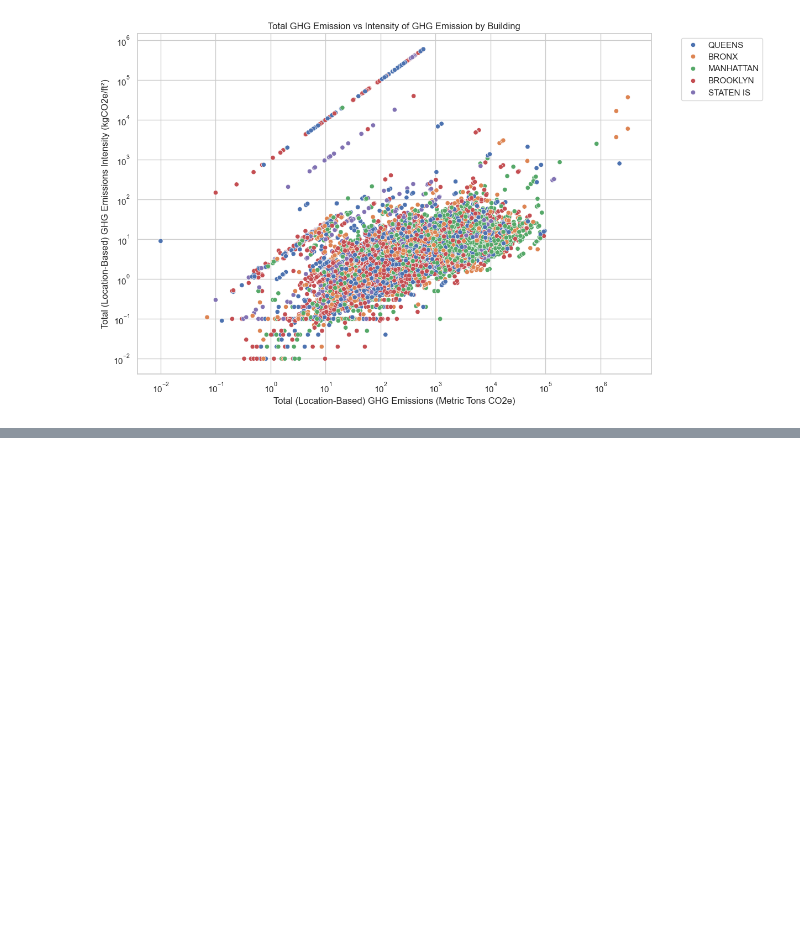
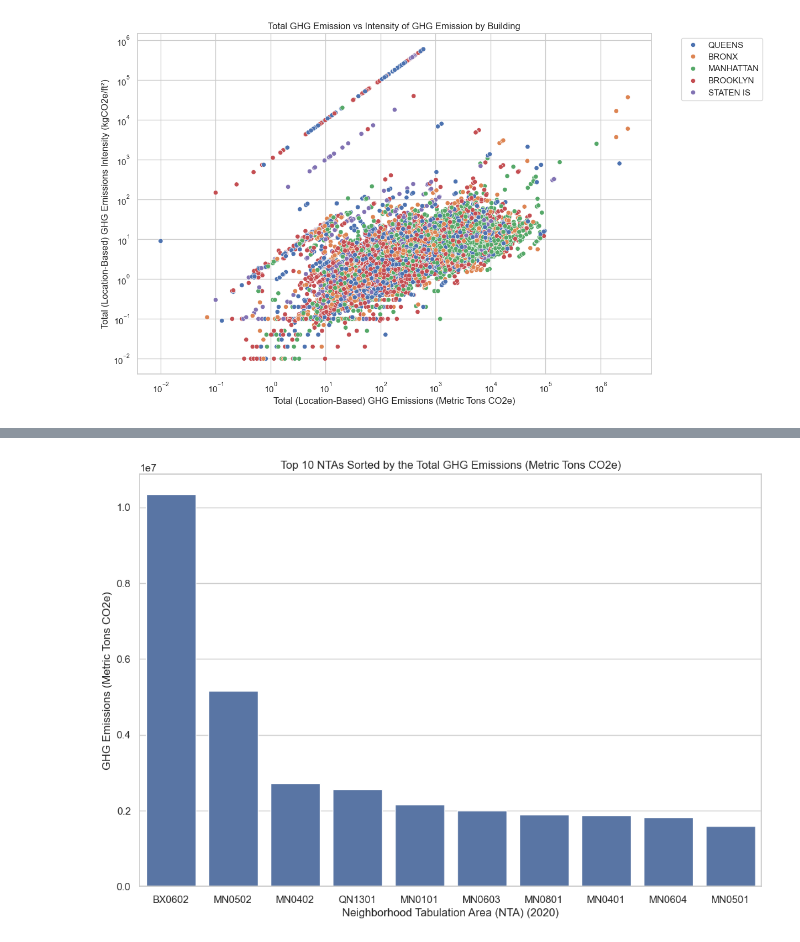
Before and after one commit to hamim23z/Energy_Usage_and_Building_Efficiency, a Jupyter notebook: data_analysis/dataplots.ipynb, the cells around one changed output, grey strips where cells are left out. Drawn from its saved outputs; the diff is of its cells as text; code cells hidden in the pictures; blank space fills up the shorter version.

```diff
--- a/data_analysis/dataplots.ipynb
+++ b/data_analysis/dataplots.ipynb
@@ -149,0 +175,19 @@ Could also be doing plots using these, but need to look into it:
+# %%
+# so here the NTA is a field that indicates the NYC neighborhood area where the building is located.
+# Its represented as like a code. And this barplot shows the Top 20 NTAs sorted by the most total
+# GHG emissions. And these have the most carbon output
+
+nta_ghg = (
+    df.groupby("Neighborhood Tabulation Area (NTA) (2020)")["Total (Location-Based) GHG Emissions (Metric Tons CO2e)"]
+    .sum()
+    .sort_values(ascending=False)
+    .head(10)
+)
+plt.figure(figsize=(12,8))
+sns.barplot(x= nta_ghg.index, y=nta_ghg.values)
+plt.title("Top 10 NTAs Sorted by the Total GHG Emissions (Metric Tons CO2e)")
+plt.xlabel("Neighborhood Tabulation Area (NTA) (2020)")
+plt.ylabel("GHG Emissions (Metric Tons CO2e)")
+plt.show()
+# %% [output]
+[figure, added]
```
Also changed, not shown: parts of 2 cells of this notebook.
